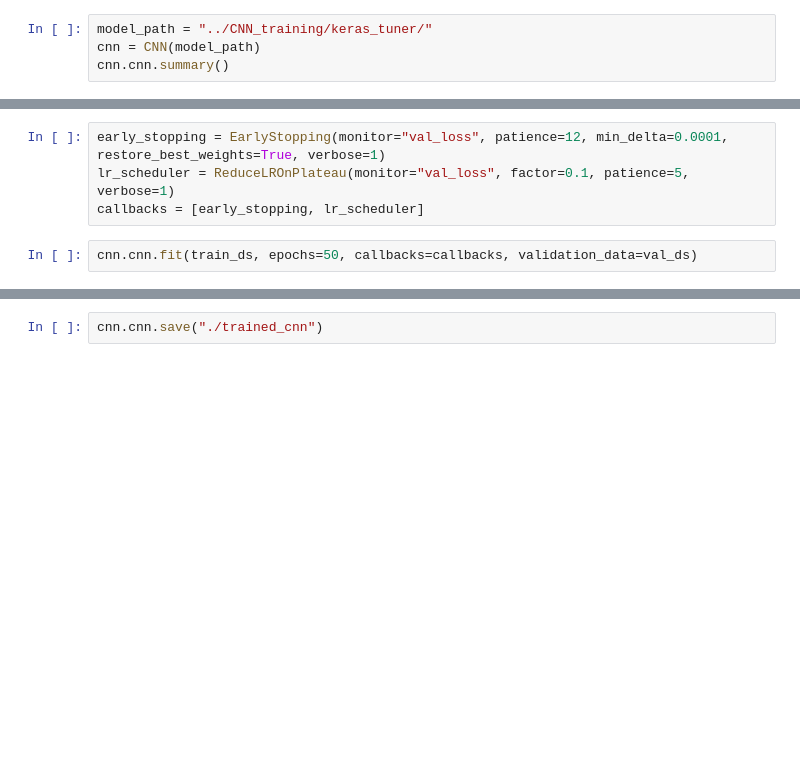
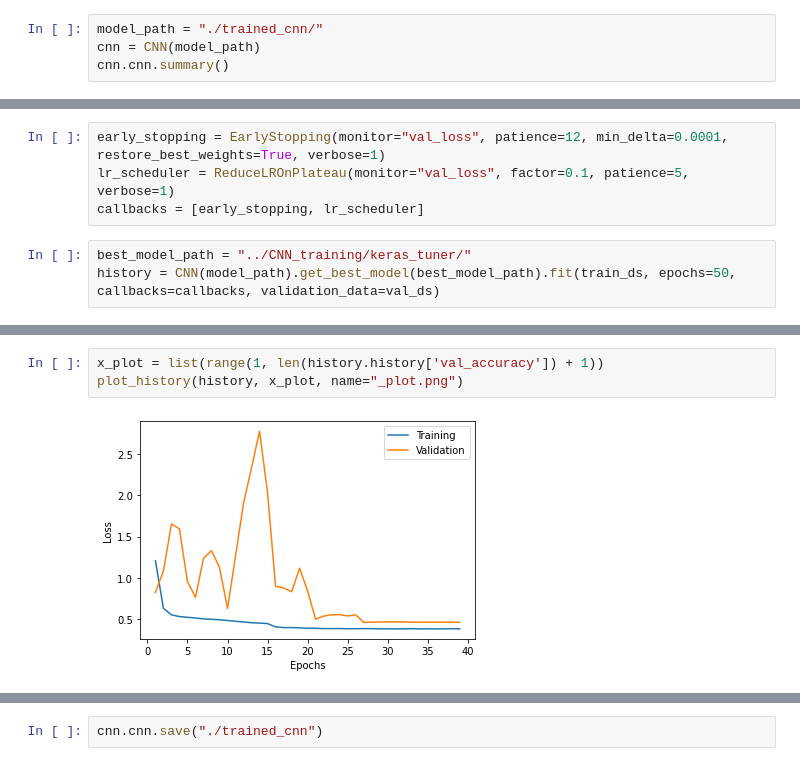
Before and after one commit to AlexGerry/Face_good_vs_bad, a Jupyter notebook: src/CNN/test_cnn.ipynb, the cells around one changed output, grey strips where cells are left out. Cells and saved outputs as stored; diff of their text form; blank space fills up the shorter version.

```diff
--- a/src/CNN/test_cnn.ipynb
+++ b/src/CNN/test_cnn.ipynb
@@ -13,7 +14,7 @@ BATCH_SIZE = 32
 AUTOTUNE = tf.data.AUTOTUNE
 INPUT_SHAPE = (224, 224, 3, )
 # %%
-model_path = "../CNN_training/keras_tuner/"
+model_path = "./trained_cnn/"
 cnn = CNN(model_path)
 cnn.cnn.summary()
 # %% [output]
@@ -78,5 +100,6 @@ early_stopping = EarlyStopping(monitor="val_loss", patience=12, min_delta=0.0001
 lr_scheduler = ReduceLROnPlateau(monitor="val_loss", factor=0.1, patience=5, verbose=1)
 callbacks = [early_stopping, lr_scheduler]
 # %%
-cnn.cnn.fit(train_ds, epochs=50, callbacks=callbacks, validation_data=val_ds)
+best_model_path = "../CNN_training/keras_tuner/"
+history = CNN(model_path).get_best_model(best_model_path).fit(train_ds, epochs=50, callbacks=callbacks, validation_data=val_ds)
 # %% [output]
@@ -100,0 +123,5 @@ Epoch 37: early stopping
+# %%
+x_plot = list(range(1, len(history.history['val_accuracy']) + 1))
+plot_history(history, x_plot, name="_plot.png")
+# %% [output]
+[figure, added]
```
Also changed, not shown: parts of 10 cells of this notebook, 1 other file.
